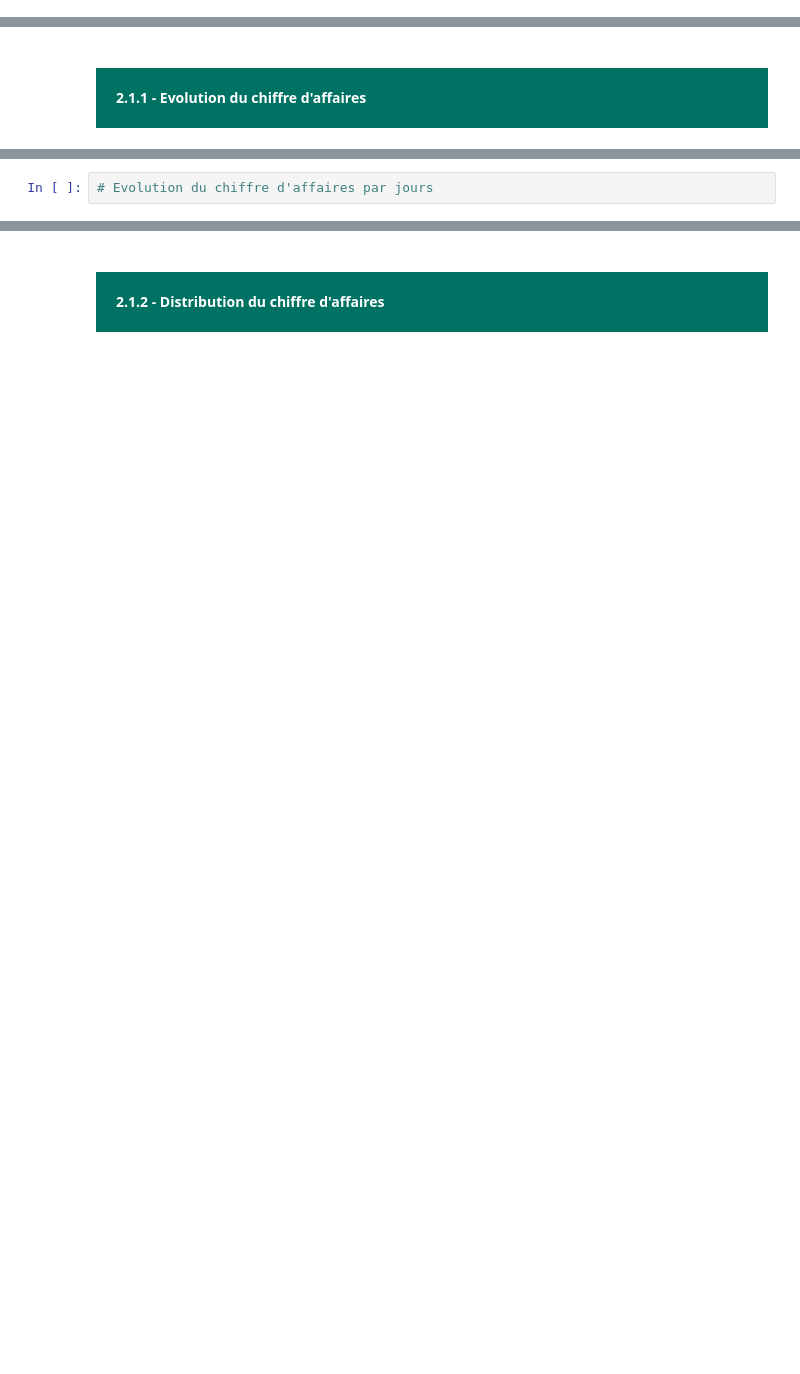
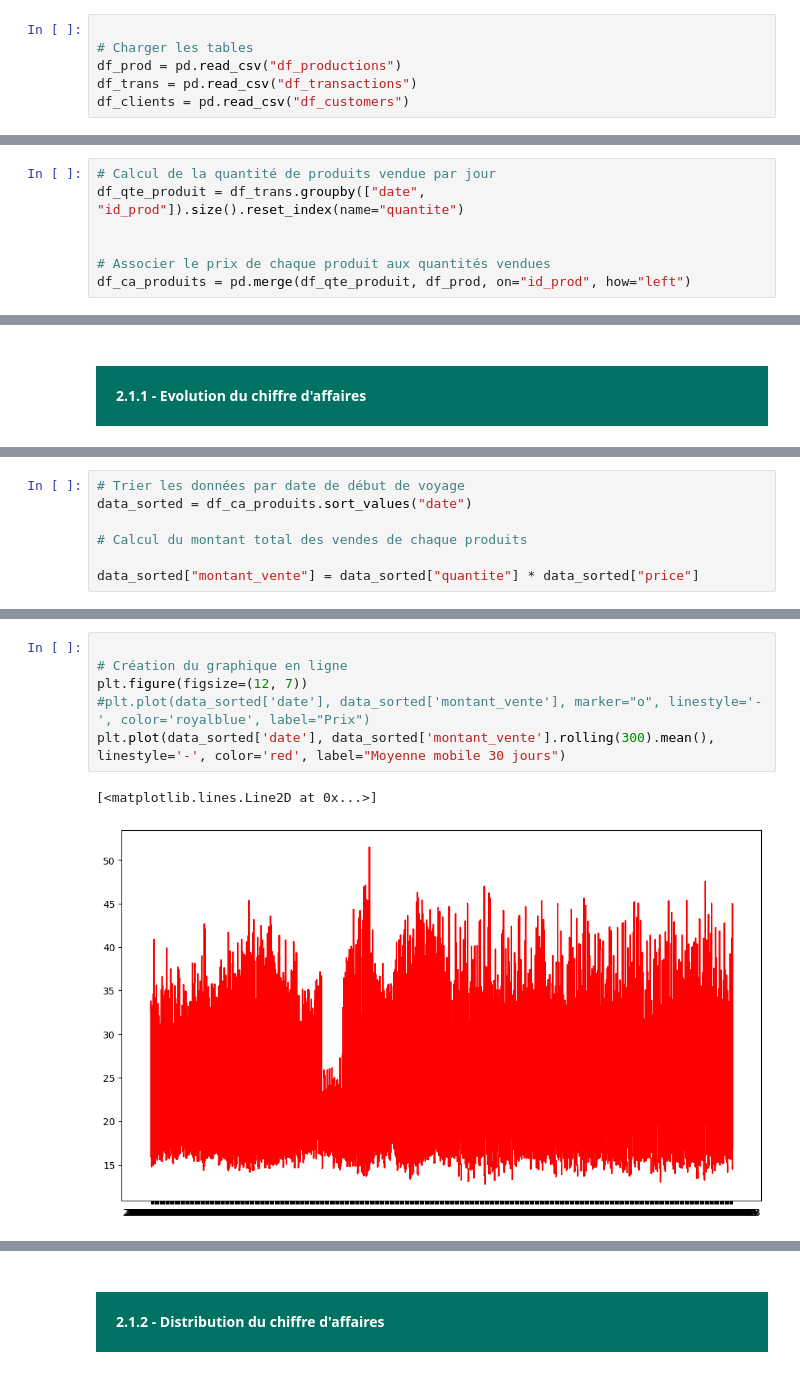
Before and after one commit to Obama19/Projets-individuels-Openclassrooms, a Jupyter notebook: Analyse des ventes d une librairie/P9 VF.ipynb, the cells around one changed output, grey strips where cells are left out. Drawn from its saved outputs; the diff is of its cells as text; blank space fills up the shorter version.

Commit message:
MOD calcul du chiffre d'affaires journalier

```diff
--- a/Analyse des ventes d une librairie/P9 VF.ipynb
+++ b/Analyse des ventes d une librairie/P9 VF.ipynb
@@ -459,5 +462,11 @@ df_trans.to_csv("df_transactions", index = False)
 # %% [markdown]
 <h2 style="margin: auto; padding: 20px; color:#fff; background-color: RGB(0,114,100) "> II - Analyse des données </h2
                                                                                                                     >
+# %%
+
+# Charger les tables
+df_prod = pd.read_csv("df_productions")
+df_trans = pd.read_csv("df_transactions")
+df_clients = pd.read_csv("df_customers")
 # %% [markdown]
 <h3 style="margin: auto; padding: 20px; color:#fff; background-color: RGB(0,114,100) "> 2.1- Analyse du chiffre d'affaires </h3>
@@ -479,0 +473,7 @@ df_prod
+# %%
+# Calcul de la quantité de produits vendue par jour
+df_qte_produit = df_trans.groupby(["date", "id_prod"]).size().reset_index(name="quantite")
+
+
+# Associer le prix de chaque produit aux quantités vendues
+df_ca_produits = pd.merge(df_qte_produit, df_prod, on="id_prod", how="left")
@@ -482,2 +522,7 @@ df_prod
 # %%
-# Evolution du chiffre d'affaires par jours
+# Trier les données par date de début de voyage
+data_sorted = df_ca_produits.sort_values("date")
+
+# Calcul du montant total des vendes de chaque produits
+
+data_sorted["montant_vente"] = data_sorted["quantite"] * data_sorted["price"]
@@ -484,2 +545,11 @@ df_prod
+# %%
+
+# Création du graphique en ligne
+plt.figure(figsize=(12, 7))
+#plt.plot(data_sorted['date'], data_sorted['montant_vente'], marker="o", linestyle='-', color='royalblue', label="Prix")
+plt.plot(data_sorted['date'], data_sorted['montant_vente'].rolling(300).mean(), linestyle='-', color='red', label="Moyenne mobile 30 jours")
+# %% [output]
+[<matplotlib.lines.Line2D at 0x...>]
+[figure, added]
 # %%
 # Evolution du chiffre d'affaires par mois
```
Also changed, not shown: parts of 11 cells of this notebook.
